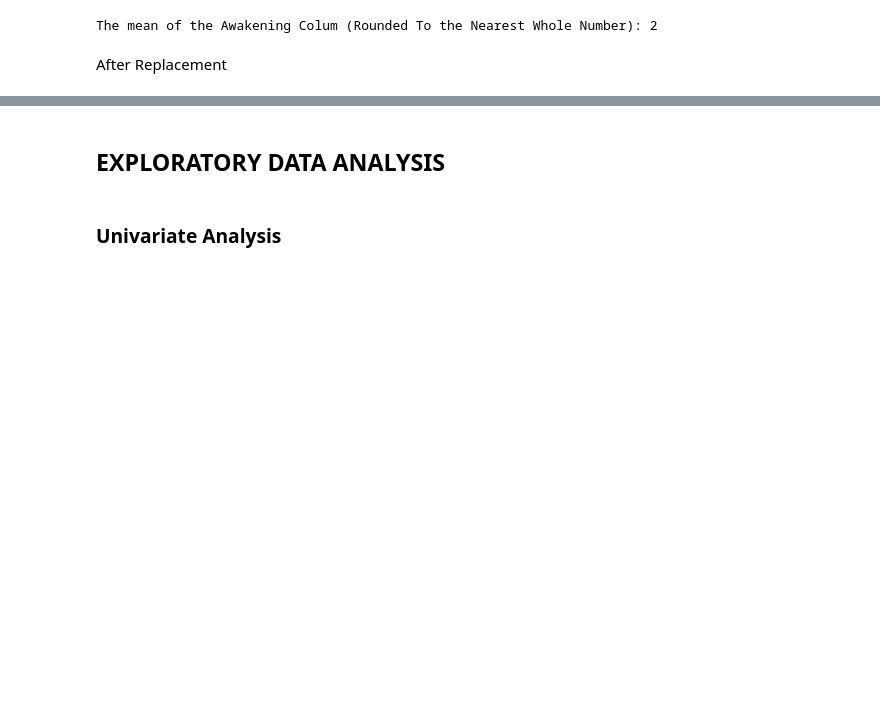
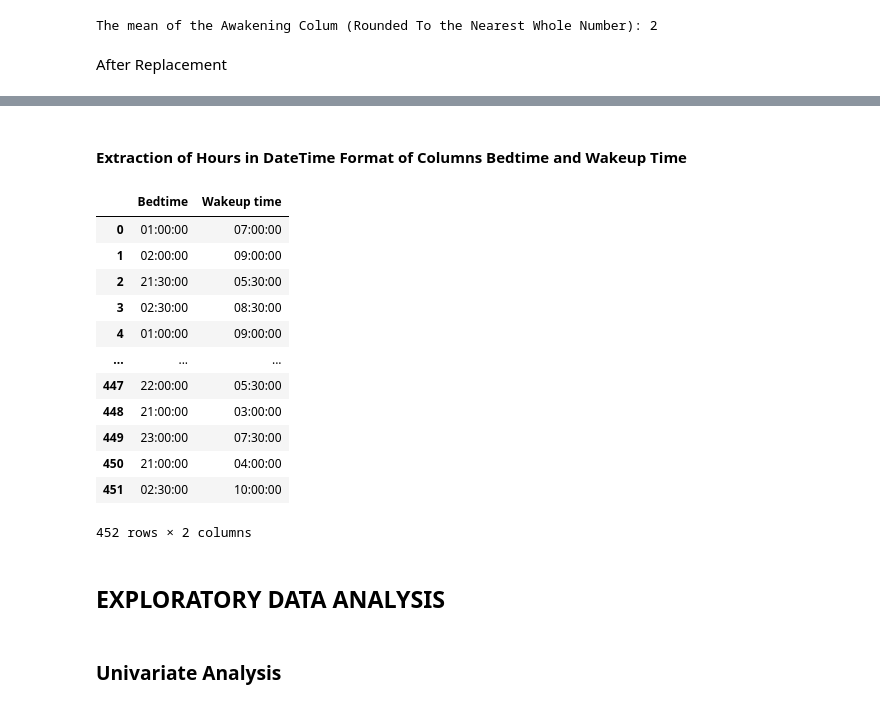
Before and after one commit to OldMarkie/Sleep-Efficiency-Data-Model, a Jupyter notebook: sleepEfficiencyModel.ipynb, the cells around one changed output, grey strips where cells are left out. Cells and saved outputs as stored; diff of their text form; code cells hidden in the pictures; blank space fills up the shorter version.

```diff
--- a/sleepEfficiencyModel.ipynb
+++ b/sleepEfficiencyModel.ipynb
@@ -309,0 +308,2 @@ instanceNullAfter
+# %% [markdown]
+#### Extraction of Hours in DateTime Format of Columns Bedtime and Wakeup Time
@@ -310,3 +325,20 @@ instanceNullAfter
+# %%
+slpTime = ['Bedtime', 'Wakeup time']
+slpEf_df[slpTime]
+# %% [output]
+|  | Bedtime | Wakeup time |
+| 0 | 01:00:00 | 07:00:00 |
+| 1 | 02:00:00 | 09:00:00 |
+| 2 | 21:30:00 | 05:30:00 |
+| 3 | 02:30:00 | 08:30:00 |
+| 4 | 01:00:00 | 09:00:00 |
+| ... | ... | ... |
+| 447 | 22:00:00 | 05:30:00 |
+| 448 | 21:00:00 | 03:00:00 |
+| 449 | 23:00:00 | 07:30:00 |
+| 450 | 21:00:00 | 04:00:00 |
+| 451 | 02:30:00 | 10:00:00 |
+452 rows × 2 columns
 # %% [markdown]
 ## EXPLORATORY DATA ANALYSIS
 # %% [markdown]
```
Also changed, not shown: parts of 37 cells of this notebook.
